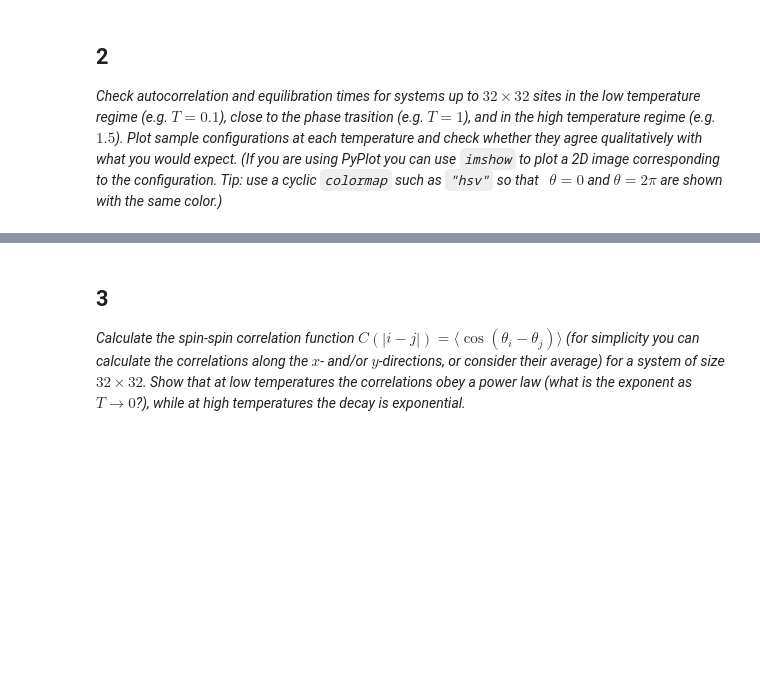
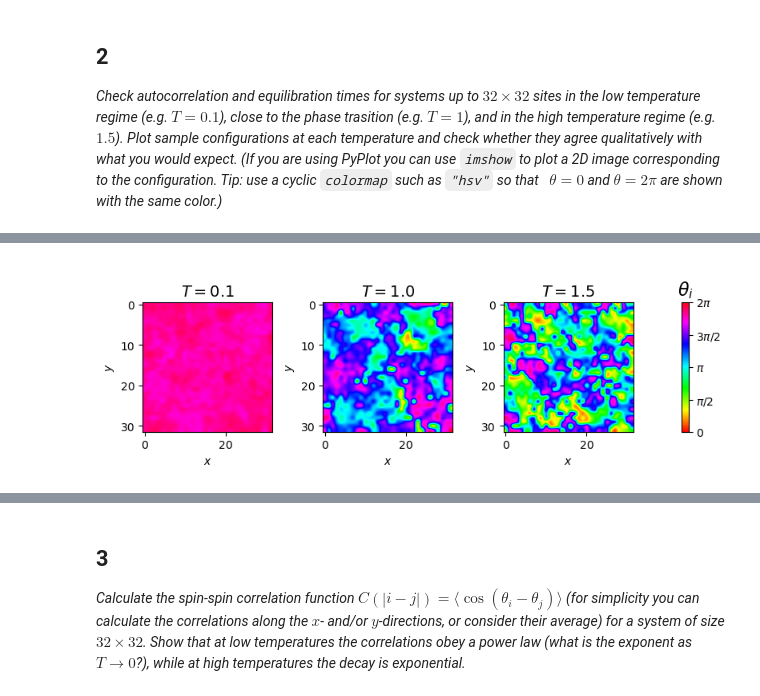
Before and after one commit to NOAMOPH/Computational-Methods-for-Many-Body-Physics, a Jupyter notebook: ProblemSets/PS04.ipynb, the cells around one changed output, grey strips where cells are left out. Drawn from its saved outputs; the diff is of its cells as text; code cells hidden in the pictures; blank space fills up the shorter version.

```diff
--- a/ProblemSets/PS04.ipynb
+++ b/ProblemSets/PS04.ipynb
@@ -199,0 +286,25 @@ gcf()
+# %%
+fig,ax = subplots(1,4,figsize=(8,3),gridspec_kw=Dict("width_ratios" => [3,3,3,0.1]))
+for i = 1:3
+    lattice_config = zeros(32,32)
+    for index in range(1,length(configs[i]))
+        p = IndexToPoint(lat,index)
+        lattice_config[p.x,p.y] = configs[i][index]
+    end
+    global im1 = ax[i].imshow(lattice_config, vmax= 2*pi, vmin=0,
+                cmap="hsv", interpolation="gaussian")
+    ax[i].set_xlabel(L"$x$")
+    ax[i].set_ylabel(L"$y$")
+    ax[i].set_title(L"$T=$"*string(Ts[i]), fontsize=14)
+end
+ax[4].set_axis_off()
+cbar = colorbar(im1, ax=ax[end], fraction=1.5, pad=0.8)
+cbar.ax.set_title(L"$\theta_i$", fontsize=16)
+cbar.set_ticks(0:pi/2:2*pi)
+cbar.set_ticklabels([L"$0$",L"$\pi/2$",L"$\pi$",L"$3\pi/2$",L"$2\pi$"])
+
+fig.tight_layout()
+
+gcf()
+# %% [output]
+[figure, added]
```
Also changed, not shown: parts of 27 cells of this notebook.
